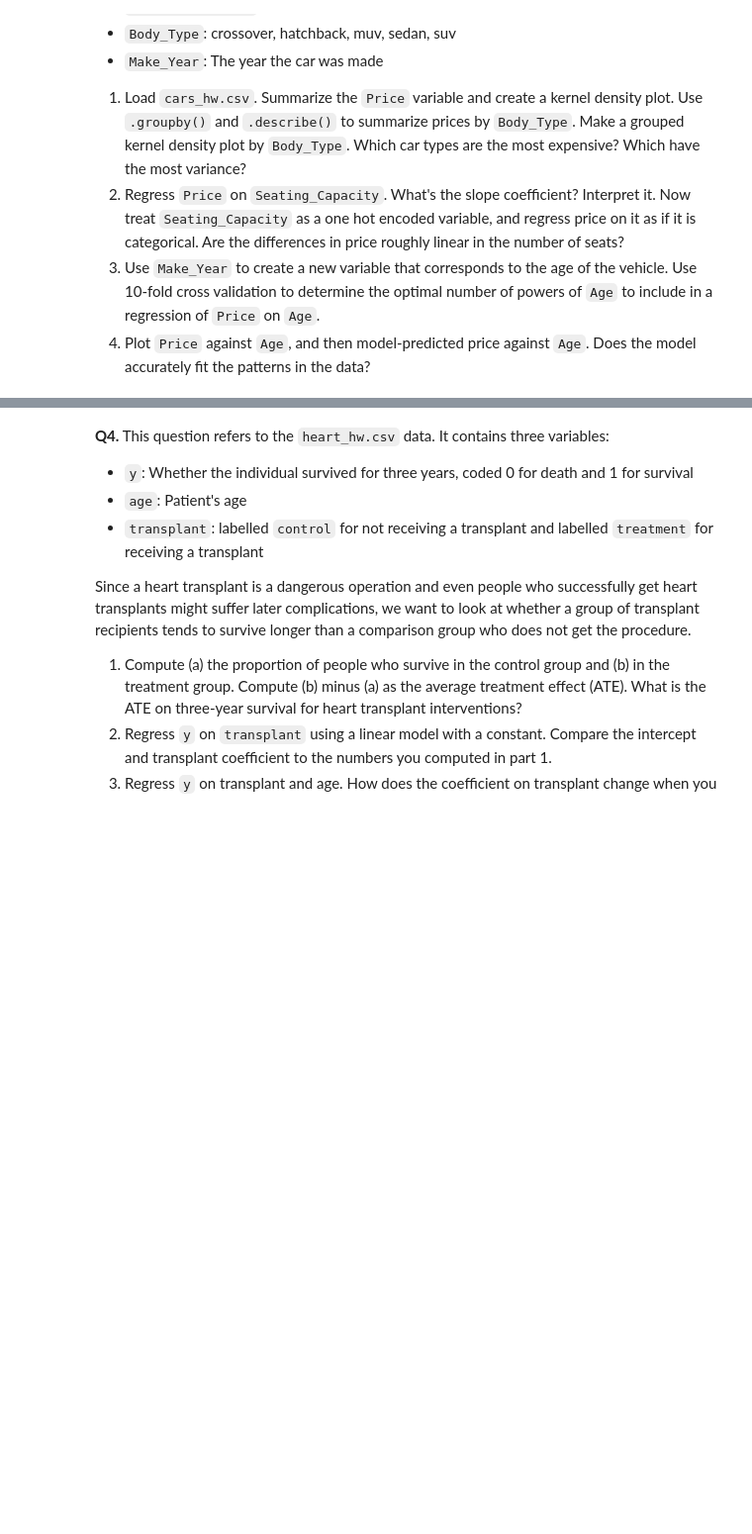
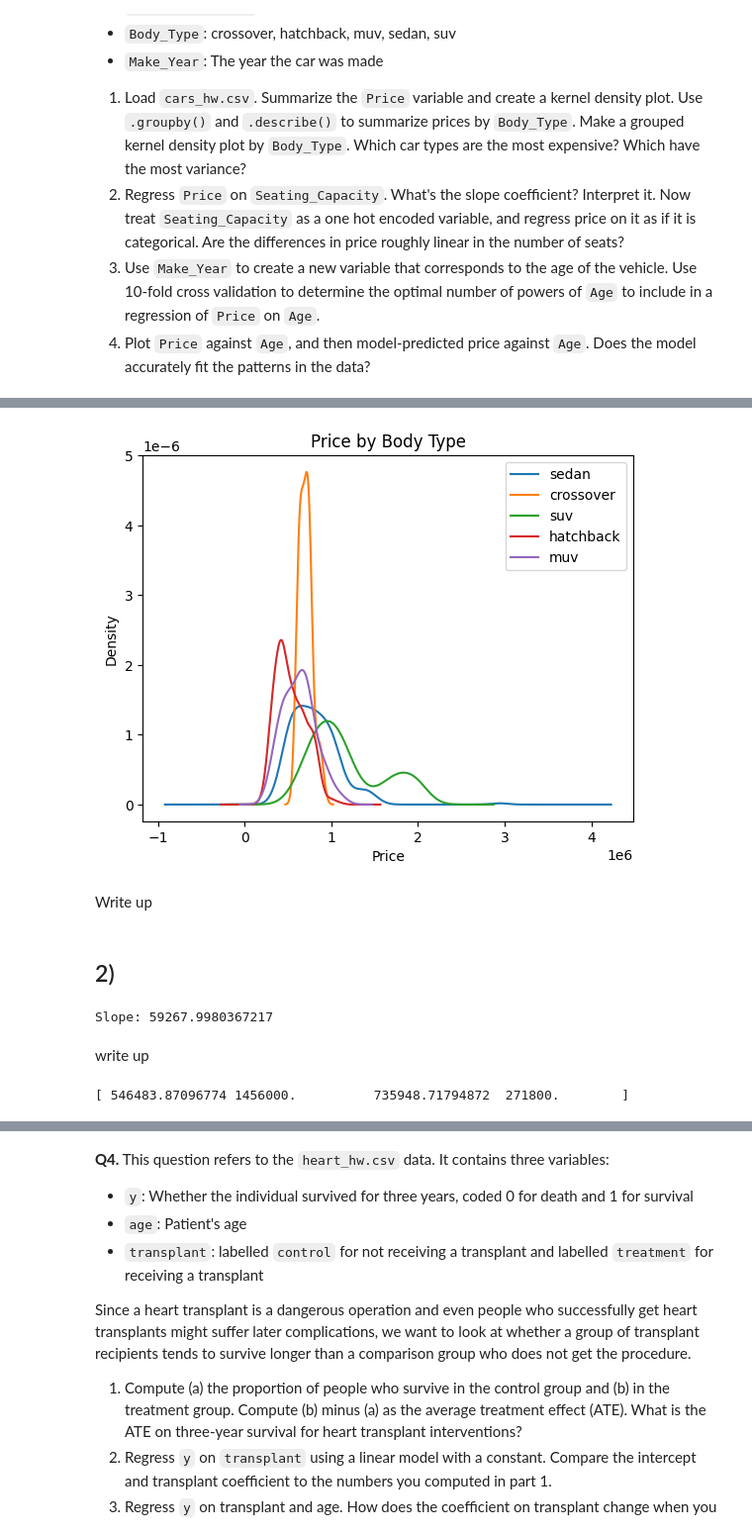
Before and after one commit to EfremE24/undergrad_ml_assignments, a Jupyter notebook: 03_assignment_linear_models.ipynb, the cells around one changed output, grey strips where cells are left out. Shown at 99% size. Drawn from its saved outputs; the diff is of its cells as text; code cells hidden in the pictures; blank space fills up the shorter version.

```diff
--- a/03_assignment_linear_models.ipynb
+++ b/03_assignment_linear_models.ipynb
@@ -243,0 +299,34 @@ Since model 2 has the lowest CV MSE, it performs best on new data.
+# %%
+for b in df['body_type'].dropna().unique():
+    df[df['body_type'] == b]['price'].plot.kde(label=b)
+
+plt.title('Price by Body Type')
+plt.xlabel('Price')
+plt.legend()
+plt.show()
+# %% [output]
+[figure, added]
+# %% [markdown]
+Write up
+# %% [markdown]
+## 2)
+# %%
+X = df[['seating_capacity']]
+y = df['price']
+
+model = LinearRegression().fit(X, y)
+
+print("Slope:", model.coef_[0])
+# %% [output]
+Slope: 59267.9980367217
+# %% [markdown]
+write up
+# %%
+X = pd.get_dummies(df['seating_capacity'], drop_first=True)
+y = df['price']
+
+model = LinearRegression().fit(X, y)
+
+print(model.coef_)
+# %% [output]
+[ 546483.87096774 1456000.          735948.71794872  271800.        ]
```
Also changed, not shown: parts of 14 cells of this notebook.
